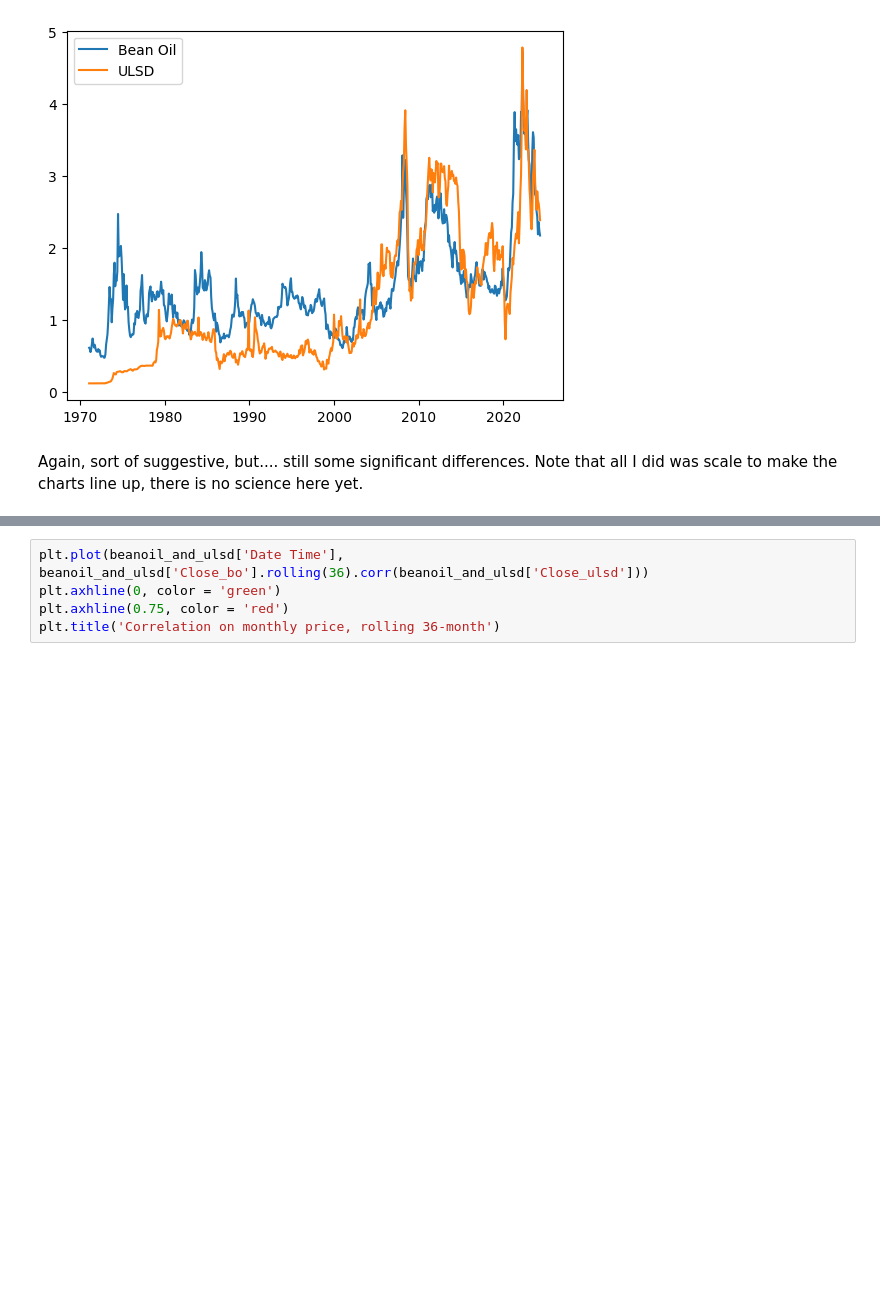
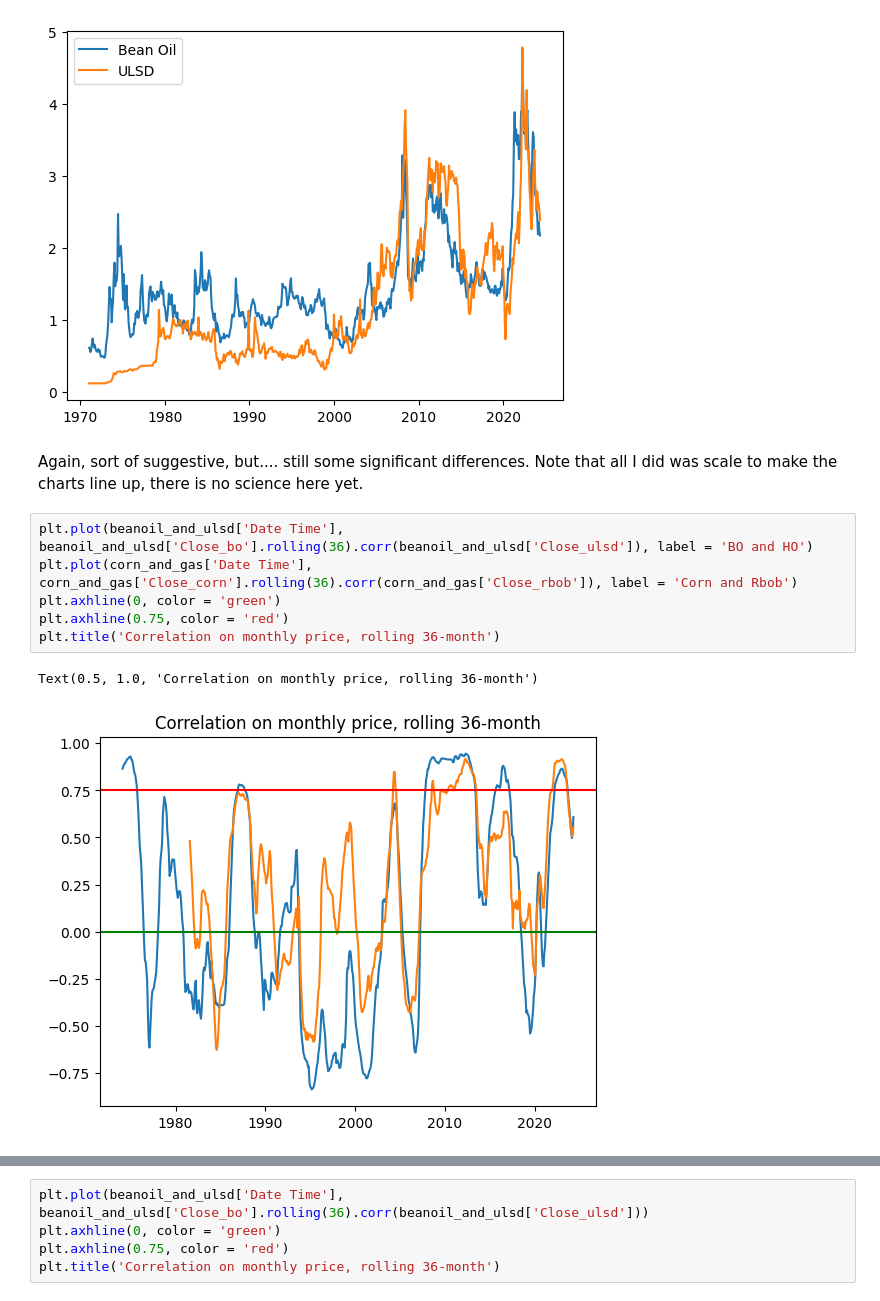
Before and after one commit to kaitai/fuel-and-food, a Jupyter notebook: 2_code/First draft notebook.ipynb, the cells around one changed output, grey strips where cells are left out. Cells and saved outputs as stored; diff of their text form; blank space fills up the shorter version.

```diff
--- a/2_code/First draft notebook.ipynb
+++ b/2_code/First draft notebook.ipynb
@@ -162,3 +176,12 @@ plt.legend()
 [figure]
 # %% [markdown]
 Again, sort of suggestive, but.... still some significant differences. Note that all I did was scale to make the charts line up, there is no science here yet.
+# %%
+plt.plot(beanoil_and_ulsd['Date Time'], beanoil_and_ulsd['Close_bo'].rolling(36).corr(beanoil_and_ulsd['Close_ulsd']), label = 'BO and HO')
+plt.plot(corn_and_gas['Date Time'], corn_and_gas['Close_corn'].rolling(36).corr(corn_and_gas['Close_rbob']), label = 'Corn and Rbob')
+plt.axhline(0, color = 'green')
+plt.axhline(0.75, color = 'red')
+plt.title('Correlation on monthly price, rolling 36-month')
+# %% [output]
+Text(0.5, 1.0, 'Correlation on monthly price, rolling 36-month')
+[figure, added]
```
Also changed, not shown: parts of 26 cells of this notebook, 2 other files.
